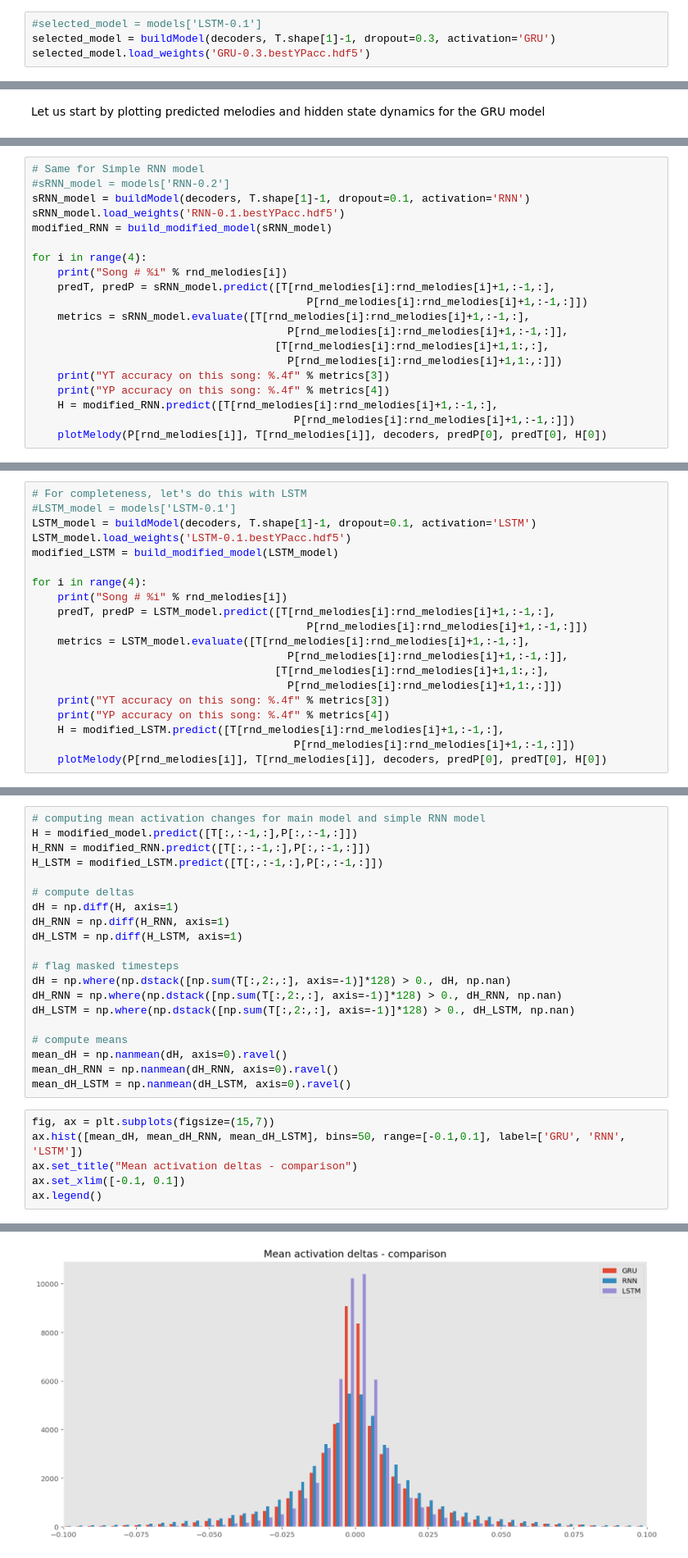
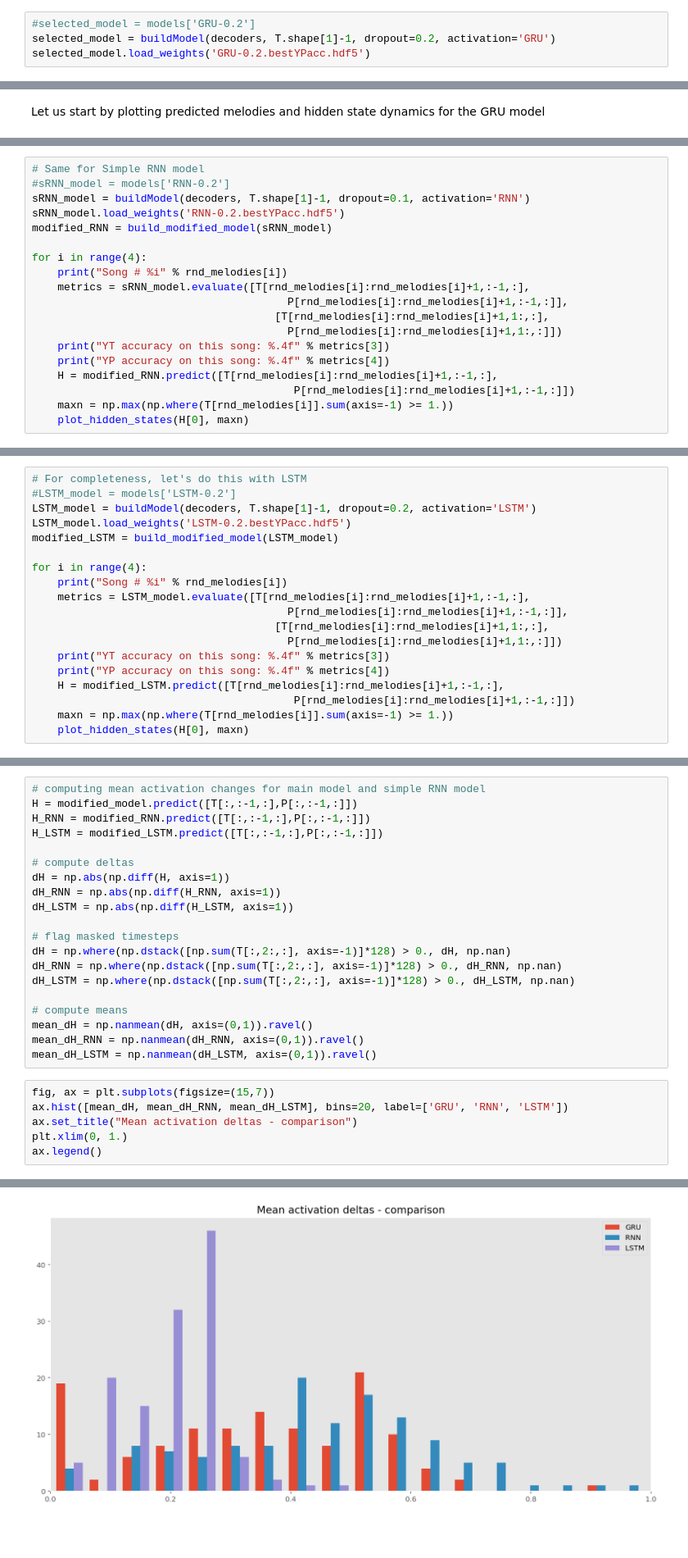
Before and after one commit to adrian-valente/ANN_project1, a Jupyter notebook: miniproject2.ipynb, the cells around one changed output, grey strips where cells are left out. Shown at 82% size. Drawn from its saved outputs; the diff is of its cells as text; blank space fills up the shorter version.

```diff
--- a/miniproject2.ipynb
+++ b/miniproject2.ipynb
@@ -812,7 +848,7 @@ Validation YT acc: 0.830003
 # %%
-#selected_model = models['LSTM-0.1']
-selected_model = buildModel(decoders, T.shape[1]-1, dropout=0.3, activation='GRU')
-selected_model.load_weights('GRU-0.3.bestYPacc.hdf5')
+#selected_model = models['GRU-0.2']
+selected_model = buildModel(decoders, T.shape[1]-1, dropout=0.2, activation='GRU')
+selected_model.load_weights('GRU-0.2.bestYPacc.hdf5')
 # %% [markdown]
 ## Exercise 6: Visualizing the model
 ### Description
@@ -877,13 +927,11 @@ Concerning the melodies, the red dots often appear on dark areas, which is a sig
 # Same for Simple RNN model
 #sRNN_model = models['RNN-0.2']
 sRNN_model = buildModel(decoders, T.shape[1]-1, dropout=0.1, activation='RNN')
-sRNN_model.load_weights('RNN-0.1.bestYPacc.hdf5')
+sRNN_model.load_weights('RNN-0.2.bestYPacc.hdf5')
 modified_RNN = build_modified_model(sRNN_model)
 
 for i in range(4):
     print("Song # %i" % rnd_melodies[i])
-    predT, predP = sRNN_model.predict([T[rnd_melodies[i]:rnd_melodies[i]+1,:-1,:],
-                                           P[rnd_melodies[i]:rnd_melodies[i]+1,:-1,:]])
     metrics = sRNN_model.evaluate([T[rnd_melodies[i]:rnd_melodies[i]+1,:-1,:],
                                         P[rnd_melodies[i]:rnd_melodies[i]+1,:-1,:]],
                                       [T[rnd_melodies[i]:rnd_melodies[i]+1,1:,:],
@@ -892,5 +940,6 @@ for i in range(4):
     print("YP accuracy on this song: %.4f" % metrics[4])
     H = modified_RNN.predict([T[rnd_melodies[i]:rnd_melodies[i]+1,:-1,:],
                                          P[rnd_melodies[i]:rnd_melodies[i]+1,:-1,:]])
-    plotMelody(P[rnd_melodies[i]], T[rnd_melodies[i]], decoders, predP[0], predT[0], H[0])
+    maxn = np.max(np.where(T[rnd_melodies[i]].sum(axis=-1) >= 1.))
+    plot_hidden_states(H[0], maxn)
 # %% [output]
@@ -921,14 +970,12 @@ We can see in the above that the hidden state dynamics appear significantly dark
 # %%
 # For completeness, let's do this with LSTM
-#LSTM_model = models['LSTM-0.1']
-LSTM_model = buildModel(decoders, T.shape[1]-1, dropout=0.1, activation='LSTM')
-LSTM_model.load_weights('LSTM-0.1.bestYPacc.hdf5')
+#LSTM_model = models['LSTM-0.2']
+LSTM_model = buildModel(decoders, T.shape[1]-1, dropout=0.2, activation='LSTM')
+LSTM_model.load_weights('LSTM-0.2.bestYPacc.hdf5')
 modified_LSTM = build_modified_model(LSTM_model)
 
 for i in range(4):
     print("Song # %i" % rnd_melodies[i])
-    predT, predP = LSTM_model.predict([T[rnd_melodies[i]:rnd_melodies[i]+1,:-1,:],
-                                           P[rnd_melodies[i]:rnd_melodies[i]+1,:-1,:]])
     metrics = LSTM_model.evaluate([T[rnd_melodies[i]:rnd_melodies[i]+1,:-1,:],
                                         P[rnd_melodies[i]:rnd_melodies[i]+1,:-1,:]],
                                       [T[rnd_melodies[i]:rnd_melodies[i]+1,1:,:],
@@ -937,5 +984,6 @@ for i in range(4):
     print("YP accuracy on this song: %.4f" % metrics[4])
     H = modified_LSTM.predict([T[rnd_melodies[i]:rnd_melodies[i]+1,:-1,:],
                                          P[rnd_melodies[i]:rnd_melodies[i]+1,:-1,:]])
-    plotMelody(P[rnd_melodies[i]], T[rnd_melodies[i]], decoders, predP[0], predT[0], H[0])
+    maxn = np.max(np.where(T[rnd_melodies[i]].sum(axis=-1) >= 1.))
+    plot_hidden_states(H[0], maxn)
 # %% [output]
@@ -970,9 +1014,9 @@ H_RNN = modified_RNN.predict([T[:,:-1,:],P[:,:-1,:]])
 H_LSTM = modified_LSTM.predict([T[:,:-1,:],P[:,:-1,:]])
 
 # compute deltas
-dH = np.diff(H, axis=1)
-dH_RNN = np.diff(H_RNN, axis=1)
-dH_LSTM = np.diff(H_LSTM, axis=1)
+dH = np.abs(np.diff(H, axis=1))
+dH_RNN = np.abs(np.diff(H_RNN, axis=1))
+dH_LSTM = np.abs(np.diff(H_LSTM, axis=1))
 
 # flag masked timesteps
 dH = np.where(np.dstack([np.sum(T[:,2:,:], axis=-1)]*128) > 0., dH, np.nan)
@@ -980,18 +1024,18 @@ dH_RNN = np.where(np.dstack([np.sum(T[:,2:,:], axis=-1)]*128) > 0., dH_RNN, np.n
 dH_LSTM = np.where(np.dstack([np.sum(T[:,2:,:], axis=-1)]*128) > 0., dH_LSTM, np.nan)
 
 # compute means
-mean_dH = np.nanmean(dH, axis=0).ravel()
-mean_dH_RNN = np.nanmean(dH_RNN, axis=0).ravel()
-mean_dH_LSTM = np.nanmean(dH_LSTM, axis=0).ravel()
+mean_dH = np.nanmean(dH, axis=(0,1)).ravel()
+mean_dH_RNN = np.nanmean(dH_RNN, axis=(0,1)).ravel()
+mean_dH_LSTM = np.nanmean(dH_LSTM, axis=(0,1)).ravel()
 # %%
 fig, ax = plt.subplots(figsize=(15,7))
-ax.hist([mean_dH, mean_dH_RNN, mean_dH_LSTM], bins=50, range=[-0.1,0.1], label=['GRU', 'RNN', 'LSTM'])
+ax.hist([mean_dH, mean_dH_RNN, mean_dH_LSTM], bins=20, label=['GRU', 'RNN', 'LSTM'])
 ax.set_title("Mean activation deltas - comparison")
-ax.set_xlim([-0.1, 0.1])
+plt.xlim(0, 1.)
 ax.legend()
 # %% [output]
 <matplotlib.legend.Legend at 0x...>
-[figure, old version]
+[figure, new version]
 # %% [markdown]
 **Question**: How does the hidden state dynamics explain the performance of the RNN vs GRU models? Explain in term of temporal dependencies and base your explanation on figures obtained in 6.2 and 6.3.
 
```
Also changed, not shown: parts of 38 cells of this notebook.
